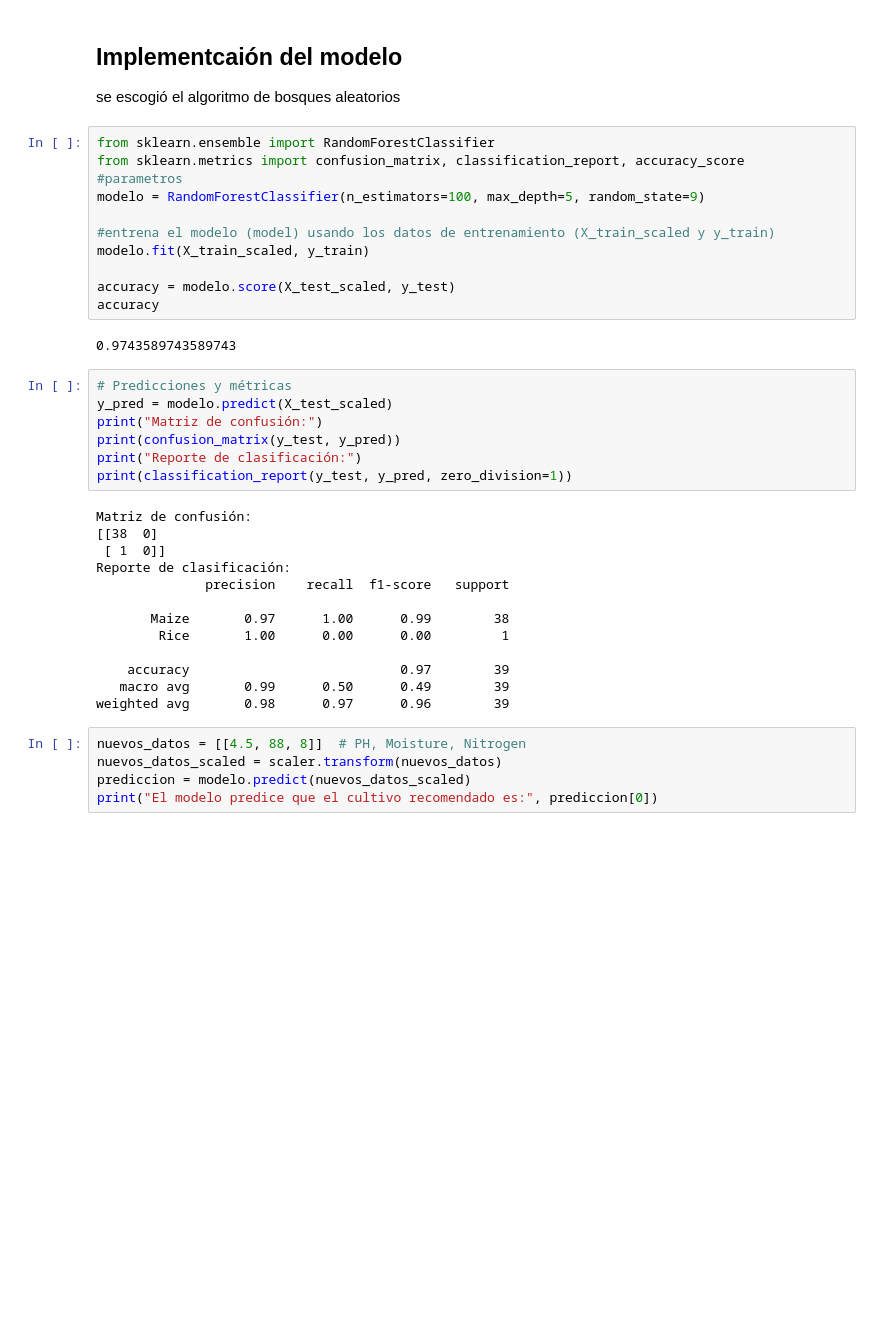
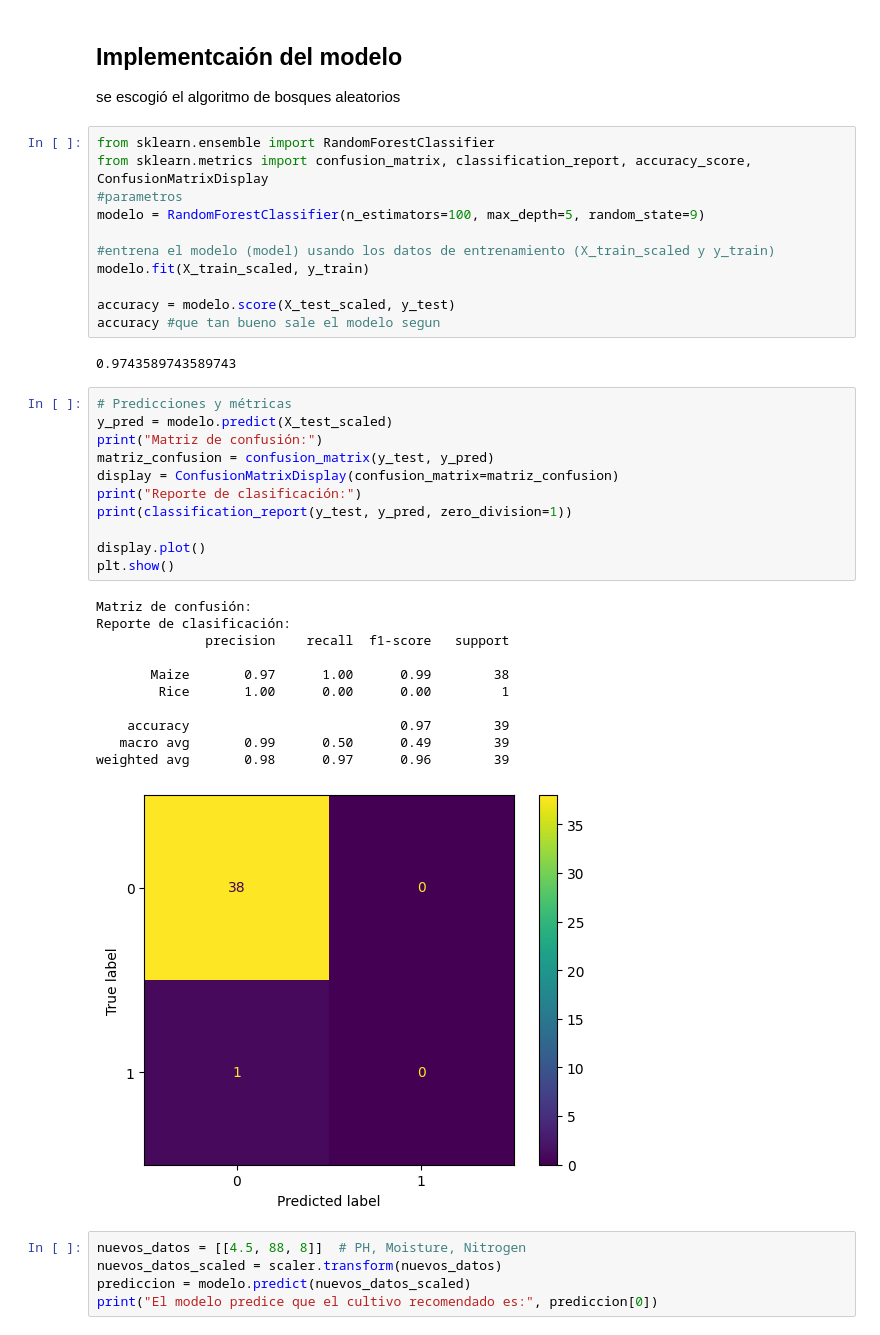
Before and after one commit to amnzmj/analisis-de-datos, a Jupyter notebook: tercer parcial/Crop Classification Based on Soil Type.ipynb, the cells around one changed output. Saved outputs shown, nothing was run; the diff lists cells and outputs as text; blank space fills up the shorter version.

Commit message:
plot matriz conf, comments

```diff
--- a/tercer parcial/Crop Classification Based on Soil Type.ipynb
+++ b/tercer parcial/Crop Classification Based on Soil Type.ipynb
@@ -375,7 +376,7 @@ X_test[['pH', 'Moisture', 'Nitrogen']] = X_test_scaled
 se escogió el algoritmo de bosques aleatorios
 # %%
 from sklearn.ensemble import RandomForestClassifier
-from sklearn.metrics import confusion_matrix, classification_report, accuracy_score
+from sklearn.metrics import confusion_matrix, classification_report, accuracy_score, ConfusionMatrixDisplay
 #parametros
 modelo = RandomForestClassifier(n_estimators=100, max_depth=5, random_state=9)
 
@@ -383,29 +384,32 @@ modelo = RandomForestClassifier(n_estimators=100, max_depth=5, random_state=9)
 modelo.fit(X_train_scaled, y_train)
 
 accuracy = modelo.score(X_test_scaled, y_test)
-accuracy
+accuracy #que tan bueno sale el modelo segun
 # %% [output]
 0.9743589743589743
 # %%
 # Predicciones y métricas
 y_pred = modelo.predict(X_test_scaled)
 print("Matriz de confusión:")
-print(confusion_matrix(y_test, y_pred))
+matriz_confusion = confusion_matrix(y_test, y_pred)
+display = ConfusionMatrixDisplay(confusion_matrix=matriz_confusion)
 print("Reporte de clasificación:")
 print(classification_report(y_test, y_pred, zero_division=1))
+
+display.plot()
+plt.show()
 # %% [output]
 Matriz de confusión:
-[[38  0]
- [ 1  0]]
 Reporte de clasificación:
               precision    recall  f1-score   support
 
        Maize       0.97      1.00      0.99        38
         Rice       1.00      0.00      0.00         1
 
     accuracy                           0.97        39
    macro avg       0.99      0.50      0.49        39
 weighted avg       0.98      0.97      0.96        39
+[figure, added]
 # %%
 nuevos_datos = [[4.5, 88, 8]]  # PH, Moisture, Nitrogen
 nuevos_datos_scaled = scaler.transform(nuevos_datos)
```
Also changed, not shown: parts of 3 cells of this notebook.
